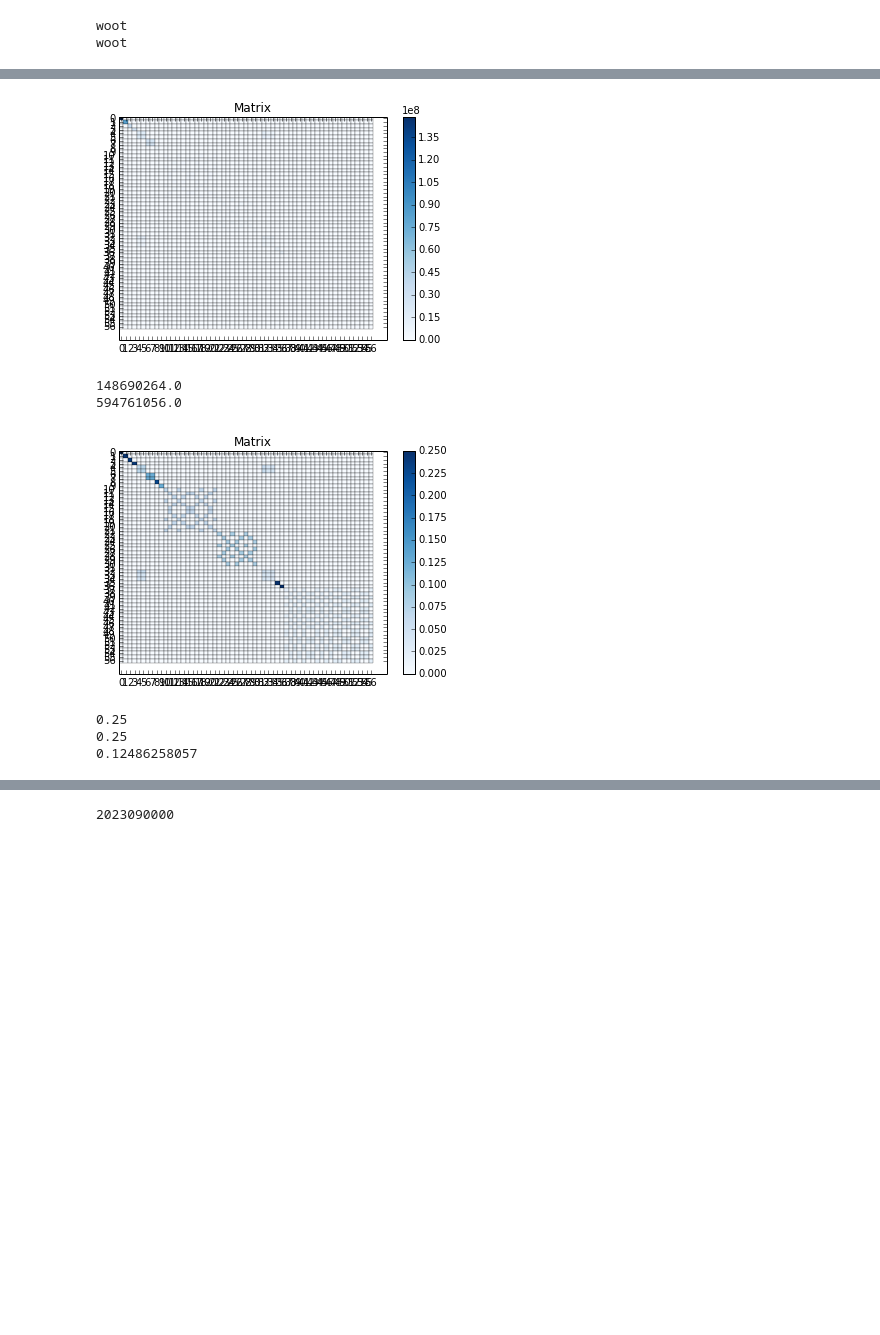
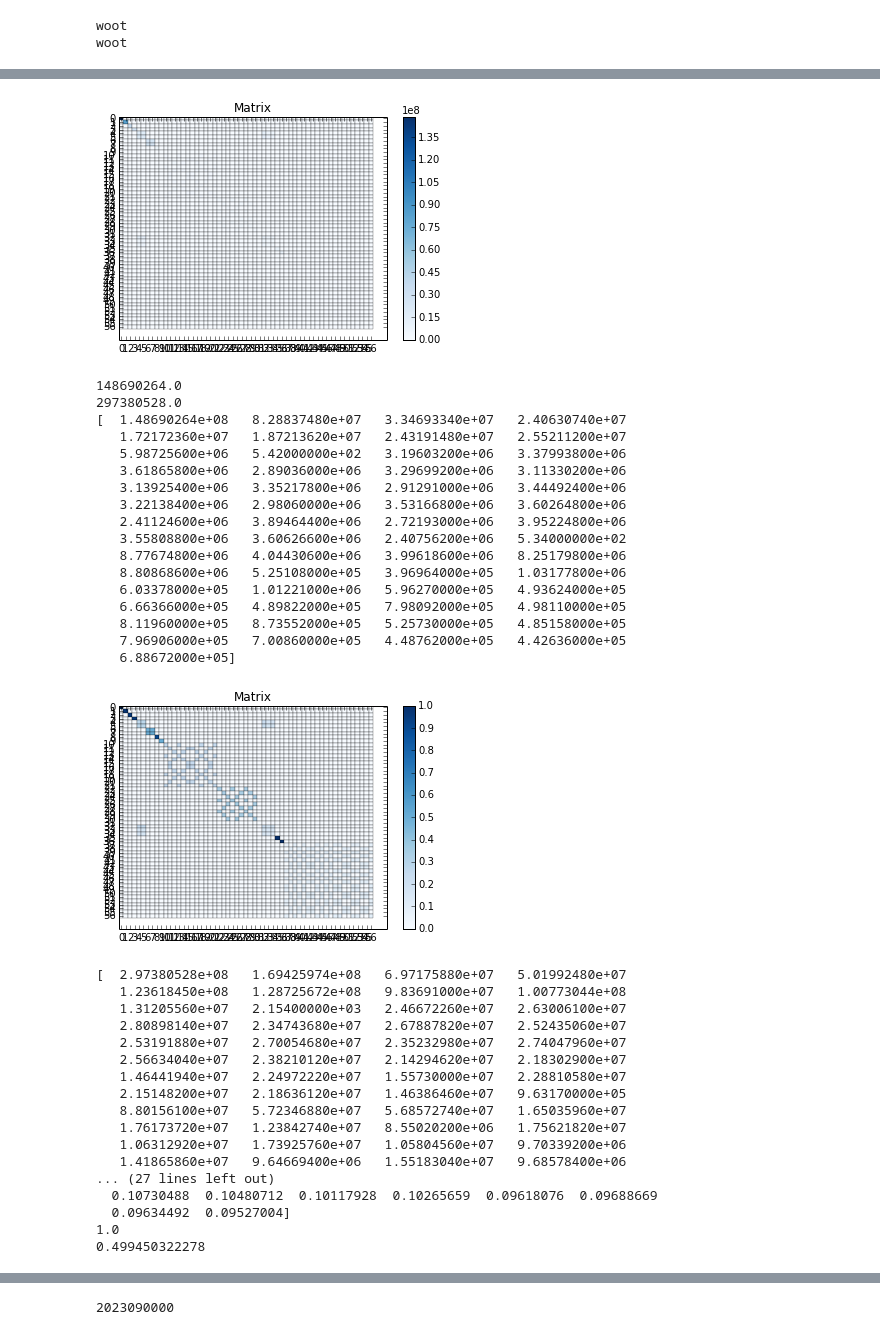
Before and after one commit to bradtaylor/thesis, a Jupyter notebook: evaluate_library_descrimination.ipynb, the cells around one changed output, grey strips where cells are left out. Saved outputs shown, nothing was run; the diff lists cells and outputs as text; code cells hidden in the pictures; blank space fills up the shorter version.

Commit message:
WIP trying to figure out how the frig to do my normalizations!

```diff
--- a/evaluate_library_descrimination.ipynb
+++ b/evaluate_library_descrimination.ipynb
@@ -1095,36 +1077,72 @@ plot_matrix(pairs)
 
 print pairs[0,0]
 print summed_sizes[0,0]
+print np.diag(pairs)
 
-divided = pairs / summed_sizes
+farp = summed_sizes / 2
+
+divided = pairs / (farp)
 
 plot_matrix(divided)
 
+print np.diag(summed_sizes)
+print np.diag(farp)
+
 print divided[0,0]
+print np.diag(divided)
 print np.max(divided)
 print np.max(zero_diag(divided))
 
 plot_matrix(zero_diag(divided))
 
 normed = normalize_by_diagonal(divided)
 print normed[0,0]
 print np.max(normed)
 print np.max(zero_diag(normed))
 plot_matrix(normed)
 plot_matrix(zero_diag(normed))
 
 packaged = package_and_sort(zero_diag(normed), groups, libraries)
 plot_matrix(packaged)
 
 truth = make_truth_matrix(groups, libraries)
 
 distribs = fit_beta_distributions(packaged, truth)
 plot_distance_histogram(packaged, distribs, truth.values)
 # %% [output]
 [figure]
 148690264.0
-594761056.0
+297380528.0
+[  1.48690264e+08   8.28837480e+07   3.34693340e+07   2.40630740e+07
+   1.72172360e+07   1.87213620e+07   2.43191480e+07   2.55211200e+07
+   5.98725600e+06   5.42000000e+02   3.19603200e+06   3.37993800e+06
+   3.61865800e+06   2.89036000e+06   3.29699200e+06   3.11330200e+06
+   3.13925400e+06   3.35217800e+06   2.91291000e+06   3.44492400e+06
+   3.22138400e+06   2.98060000e+06   3.53166800e+06   3.60264800e+06
+   2.41124600e+06   3.89464400e+06   2.72193000e+06   3.95224800e+06
+   3.55808800e+06   3.60626600e+06   2.40756200e+06   5.34000000e+02
+   8.77674800e+06   4.04430600e+06   3.99618600e+06   8.25179800e+06
+   8.80868600e+06   5.25108000e+05   3.96964000e+05   1.03177800e+06
+   6.03378000e+05   1.01221000e+06   5.96270000e+05   4.93624000e+05
+   6.66366000e+05   4.89822000e+05   7.98092000e+05   4.98110000e+05
+   8.11960000e+05   8.73552000e+05   5.25730000e+05   4.85158000e+05
+   7.96906000e+05   7.00860000e+05   4.48762000e+05   4.42636000e+05
+   6.88672000e+05]
-[figure, old version]
+[figure, new version]
-0.25
-0.25
-0.12486258057
+[  2.97380528e+08   1.69425974e+08   6.97175880e+07   5.01992480e+07
+   1.23618450e+08   1.28725672e+08   9.83691000e+07   1.00773044e+08
+   1.31205560e+07   2.15400000e+03   2.46672260e+07   2.63006100e+07
+   2.80898140e+07   2.34743680e+07   2.67887820e+07   2.52435060e+07
+   2.53191880e+07   2.70054680e+07   2.35232980e+07   2.74047960e+07
+   2.56634040e+07   2.38210120e+07   2.14294620e+07   2.18302900e+07
+   1.46441940e+07   2.24972220e+07   1.55730000e+07   2.28810580e+07
+   2.15148200e+07   2.18636120e+07   1.46386460e+07   9.63170000e+05
+   8.80156100e+07   5.72346880e+07   5.68572740e+07   1.65035960e+07
+   1.76173720e+07   1.23842740e+07   8.55020200e+06   1.75621820e+07
+   1.06312920e+07   1.73925760e+07   1.05804560e+07   9.70339200e+06
+   1.41865860e+07   9.64669400e+06   1.55183040e+07   9.68578400e+06
+... (27 lines left out)
+  0.10730488  0.10480712  0.10117928  0.10265659  0.09618076  0.09688669
+  0.09634492  0.09527004]
+1.0
+0.499450322278
```
Also changed, not shown: parts of 20 cells of this notebook.
